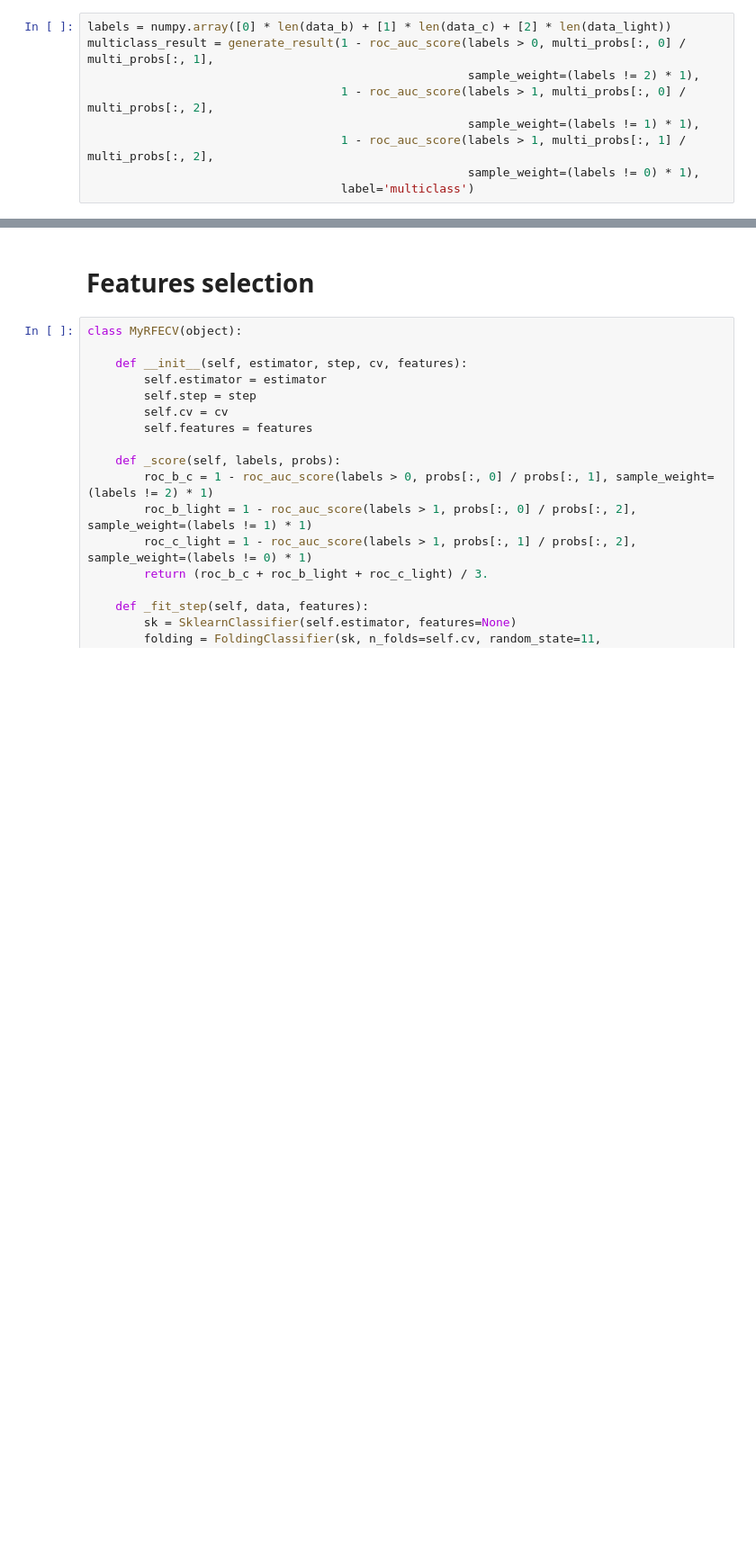
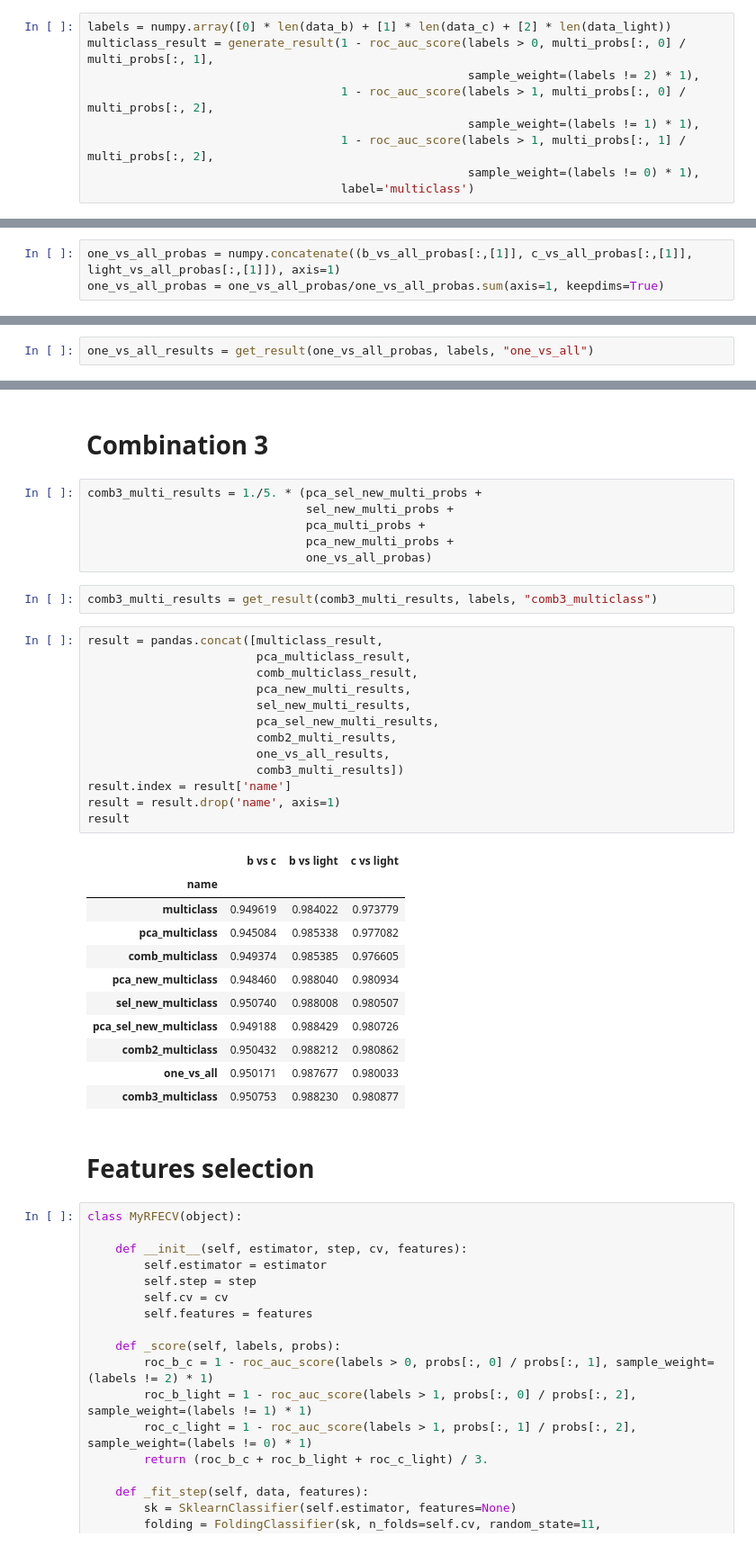
Before and after one commit to tlikhomanenko/jet_tagging_LHCb, a Jupyter notebook: jet-tagging.ipynb, the cells around one changed output, grey strips where cells are left out. Shown: that part at 90% size. Saved outputs shown, nothing was run; the diff lists cells and outputs as text; blank space fills up the shorter version.

```diff
--- a/jet-tagging.ipynb
+++ b/jet-tagging.ipynb
@@ -338,0 +614,3 @@ result
+# %%
+one_vs_all_probas = numpy.concatenate((b_vs_all_probas[:,[1]], c_vs_all_probas[:,[1]], light_vs_all_probas[:,[1]]), axis=1)
+one_vs_all_probas = one_vs_all_probas/one_vs_all_probas.sum(axis=1, keepdims=True)
@@ -338,0 +619,2 @@ result
+# %%
+one_vs_all_results = get_result(one_vs_all_probas, labels, "one_vs_all")
@@ -339,3 +644,38 @@ result
+# %% [markdown]
+# Combination 3
+# %%
+comb3_multi_results = 1./5. * (pca_sel_new_multi_probs +
+                               sel_new_multi_probs +
+                               pca_multi_probs +
+                               pca_new_multi_probs +
+                               one_vs_all_probas)
+# %%
+comb3_multi_results = get_result(comb3_multi_results, labels, "comb3_multiclass")
+# %%
+result = pandas.concat([multiclass_result,
+                        pca_multiclass_result,
+                        comb_multiclass_result,
+                        pca_new_multi_results,
+                        sel_new_multi_results,
+                        pca_sel_new_multi_results,
+                        comb2_multi_results,
+                        one_vs_all_results,
+                        comb3_multi_results])
+result.index = result['name']
+result = result.drop('name', axis=1)
+result
+# %% [output]
+|  | b vs c | b vs light | c vs light |
+| name |  |  |  |
+| multiclass | 0.949619 | 0.984022 | 0.973779 |
+| pca_multiclass | 0.945084 | 0.985338 | 0.977082 |
+| comb_multiclass | 0.949374 | 0.985385 | 0.976605 |
+| pca_new_multiclass | 0.948460 | 0.988040 | 0.980934 |
+| sel_new_multiclass | 0.950740 | 0.988008 | 0.980507 |
+| pca_sel_new_multiclass | 0.949188 | 0.988429 | 0.980726 |
+| comb2_multiclass | 0.950432 | 0.988212 | 0.980862 |
+| one_vs_all | 0.950171 | 0.987677 | 0.980033 |
+| comb3_multiclass | 0.950753 | 0.988230 | 0.980877 |
 # %% [markdown]
 # Features selection
 # %%
```
Also changed, not shown: parts of 132 cells of this notebook.
